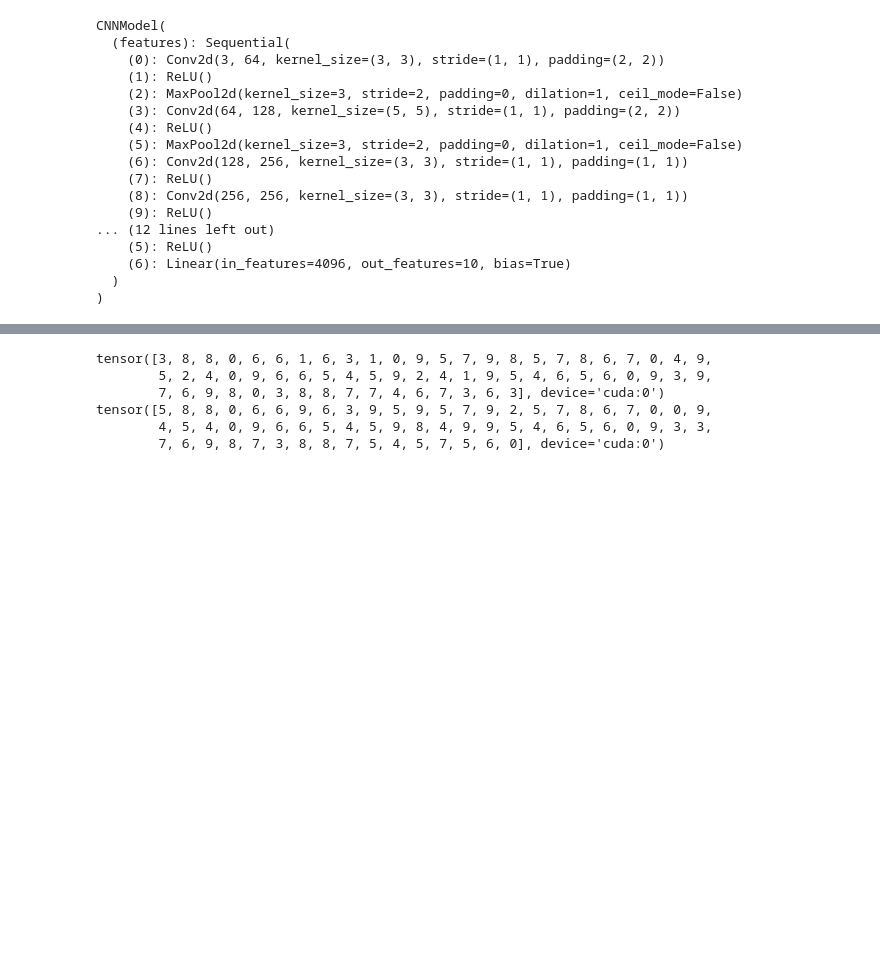
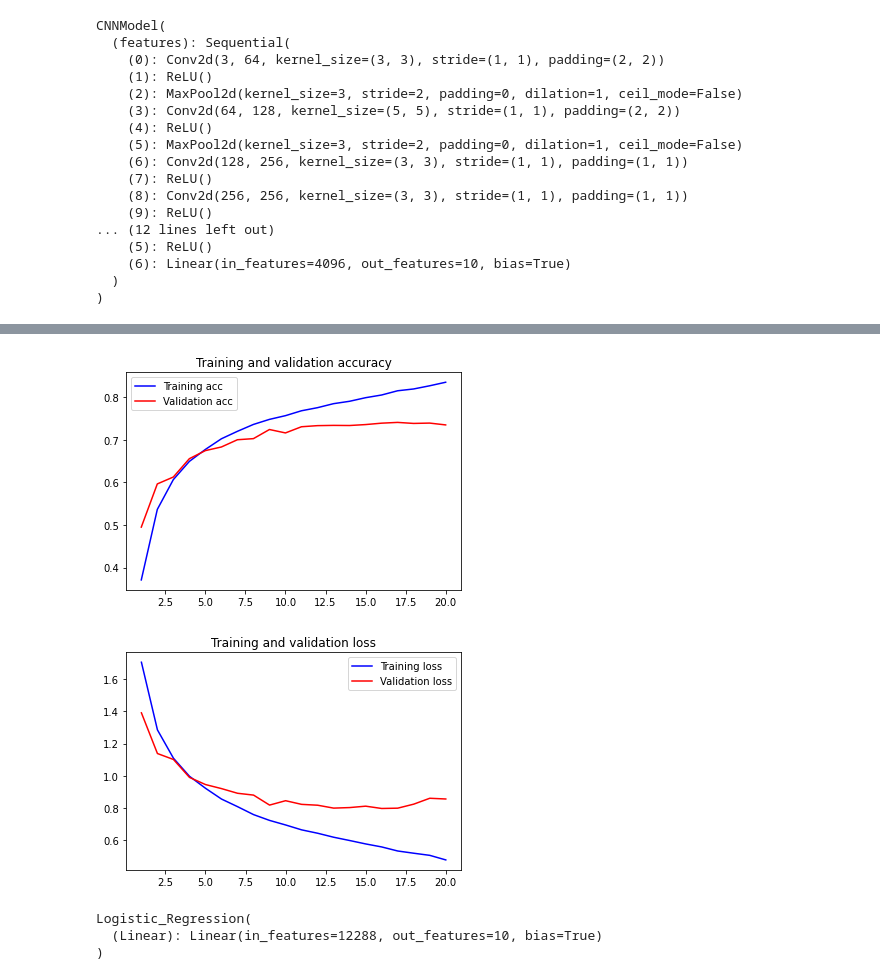
Before and after one commit to raghavrastogi75/Kaggle-projects, a Jupyter notebook: classifying-cifar-using-pytorch-beginner.ipynb, the cells around one changed output, grey strips where cells are left out. Drawn from its saved outputs; the diff is of its cells as text; code cells hidden in the pictures; blank space fills up the shorter version.

```diff
--- a/classifying-cifar-using-pytorch-beginner.ipynb
+++ b/classifying-cifar-using-pytorch-beginner.ipynb
@@ -70,6 +70,7 @@ class CNNModel(nn.Module):
 model = CNNModel(num_classes=10)
 # %%
 optimizer = optim.Adam(model.parameters(), lr=0.001)
+loss_fn = nn.CrossEntropyLoss()
 # %%
 if torch.cuda.is_available():
     device = torch.device("cuda")
@@ -133,3 +185,3 @@ def train(model, optimizer, loss_fn, train_loader, val_loader, epochs=20, device
 # %%
-train(model, optimizer,torch.nn.CrossEntropyLoss(), train_ds,test_ds, epochs=20, device=device)
+clf = train(model, optimizer,torch.nn.CrossEntropyLoss(), train_ds,test_ds, epochs=20, device=device)
 # %% [output]
@@ -156,21 +204,22 @@ Epoch: 19, Training Loss: 0.46, Validation Loss: 0.86, accuracy = 0.74
-# %%
-labels = np.array(train_ds.dataset.classes)
-prediction_l = []
-target_l = []
-for batch in test_ds:
-    images, targets = batch
-    images = images.to(device)
-    targets = targets.to(device)
-
-
-    prediction = model(images).argmax(dim=1)
-    print(targets)
-    print(prediction)
-    break
-# %% [output]
-tensor([3, 8, 8, 0, 6, 6, 1, 6, 3, 1, 0, 9, 5, 7, 9, 8, 5, 7, 8, 6, 7, 0, 4, 9,
-        5, 2, 4, 0, 9, 6, 6, 5, 4, 5, 9, 2, 4, 1, 9, 5, 4, 6, 5, 6, 0, 9, 3, 9,
-        7, 6, 9, 8, 0, 3, 8, 8, 7, 7, 4, 6, 7, 3, 6, 3], device='cuda:0')
-tensor([5, 8, 8, 0, 6, 6, 9, 6, 3, 9, 5, 9, 5, 7, 9, 2, 5, 7, 8, 6, 7, 0, 0, 9,
-        4, 5, 4, 0, 9, 6, 6, 5, 4, 5, 9, 8, 4, 9, 9, 5, 4, 6, 5, 6, 0, 9, 3, 3,
-        7, 6, 9, 8, 7, 3, 8, 8, 7, 5, 4, 5, 7, 5, 6, 0], device='cuda:0')
+# %%
+import matplotlib.pyplot as plt
+
+acc = clf['acc']
+val_acc = clf['val_acc']
+loss = clf['loss']
+val_loss = clf['val_loss']
+epochs = range(1, len(acc) + 1)
+
+plt.plot(epochs, acc, 'b', label='Training acc')
+plt.plot(epochs, val_acc, 'r', label='Validation acc')
+plt.title('Training and validation accuracy')
+plt.legend()
+plt.figure()
+plt.plot(epochs, loss, 'b', label='Training loss')
+plt.plot(epochs, val_loss, 'r', label='Validation loss')
+plt.title('Training and validation loss')
+plt.legend()
+plt.show()
+# %% [output]
+[figure, added]
+[figure, added]
@@ -176,0 +240,13 @@ tensor([5, 8, 8, 0, 6, 6, 9, 6, 3, 9, 5, 9, 5, 7, 9, 2, 5, 7, 8, 6, 7, 0, 0, 9,
+# %%
+model1 = Logistic_Regression(num_classes = 10)
+
+if torch.cuda.is_available():
+    device = torch.device("cuda")
+else:
+    device = torch.device("cpu")
+
+model1.to(device)
+# %% [output]
+Logistic_Regression(
+  (Linear): Linear(in_features=12288, out_features=10, bias=True)
+)
```
Also changed, not shown: parts of 8 cells of this notebook.
